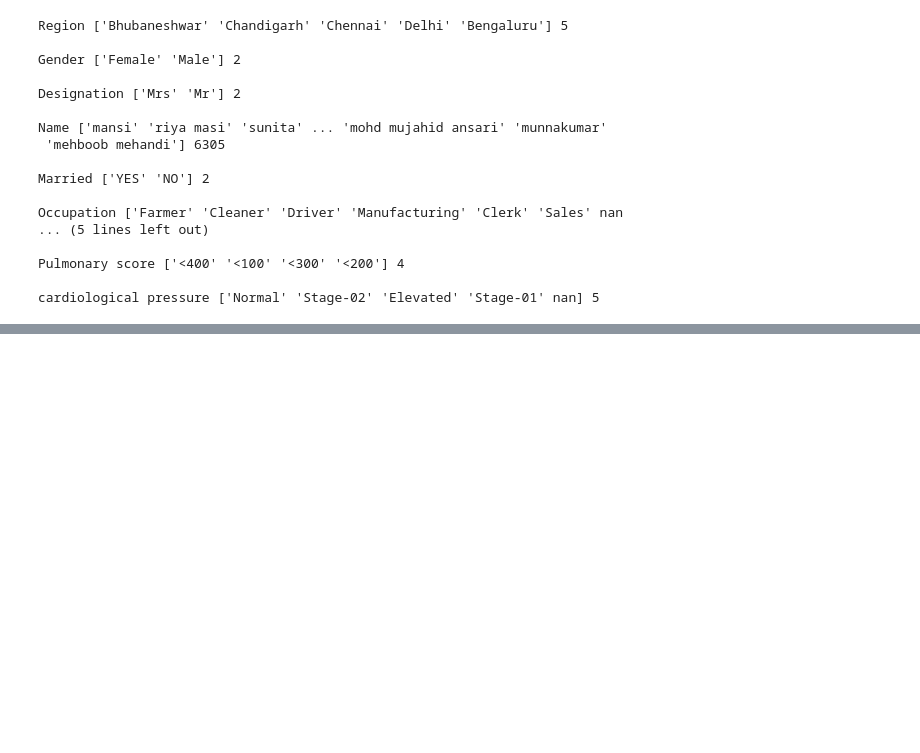
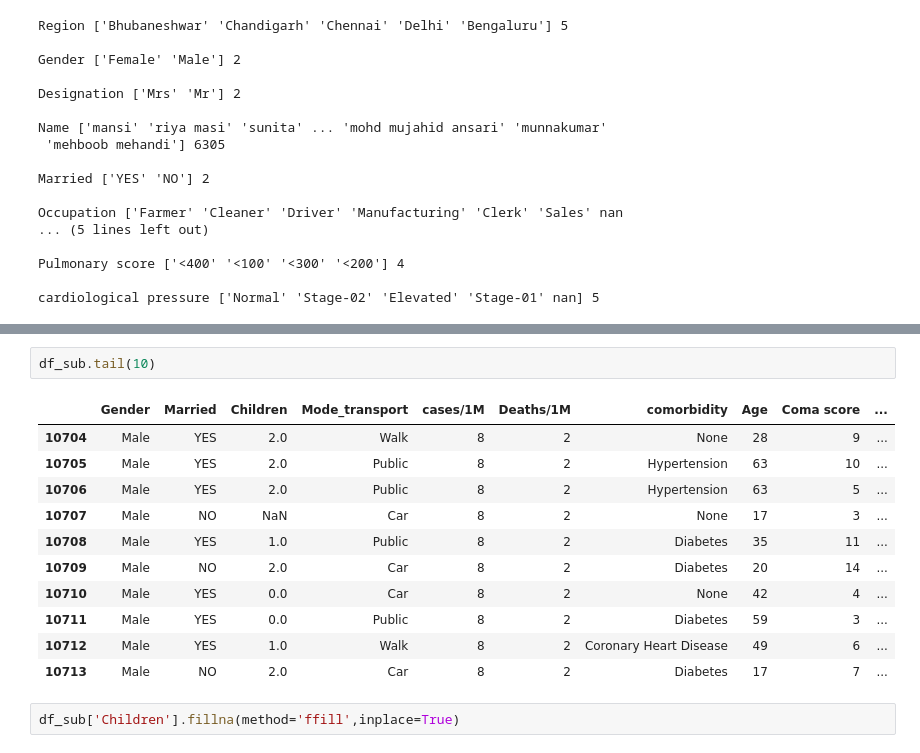
Before and after one commit to kartik-kumar71/Flipr-Hackathon-Hiring-Program-4.0---Machine-Learning-Task, a Jupyter notebook: COVID_preprocessing.ipynb, the cells around one changed output, grey strips where cells are left out. Saved outputs shown, nothing was run; the diff lists cells and outputs as text; blank space fills up the shorter version.

```diff
--- a/COVID_preprocessing.ipynb
+++ b/COVID_preprocessing.ipynb
@@ -127,0 +185,16 @@ cardiological pressure ['Normal' 'Stage-02' 'Elevated' 'Stage-01' nan] 5
+# %%
+df_sub.tail(10)
+# %% [output]
+|  | Gender | Married | Children | Mode_transport | cases/1M | Deaths/1M | comorbidity | Age | Coma score | ... |
+| 10704 | Male | YES | 2.0 | Walk | 8 | 2 | None | 28 | 9 | ... |
+| 10705 | Male | YES | 2.0 | Public | 8 | 2 | Hypertension | 63 | 10 | ... |
+| 10706 | Male | YES | 2.0 | Public | 8 | 2 | Hypertension | 63 | 5 | ... |
+| 10707 | Male | NO | NaN | Car | 8 | 2 | None | 17 | 3 | ... |
+| 10708 | Male | YES | 1.0 | Public | 8 | 2 | Diabetes | 35 | 11 | ... |
+| 10709 | Male | NO | 2.0 | Car | 8 | 2 | Diabetes | 20 | 14 | ... |
+| 10710 | Male | YES | 0.0 | Car | 8 | 2 | None | 42 | 4 | ... |
+| 10711 | Male | YES | 0.0 | Public | 8 | 2 | Diabetes | 59 | 3 | ... |
+| 10712 | Male | YES | 1.0 | Walk | 8 | 2 | Coronary Heart Disease | 49 | 6 | ... |
+| 10713 | Male | NO | 2.0 | Car | 8 | 2 | Diabetes | 17 | 7 | ... |
+# %%
+df_sub['Children'].fillna(method='ffill',inplace=True)
```
Also changed, not shown: parts of 11 cells of this notebook.
